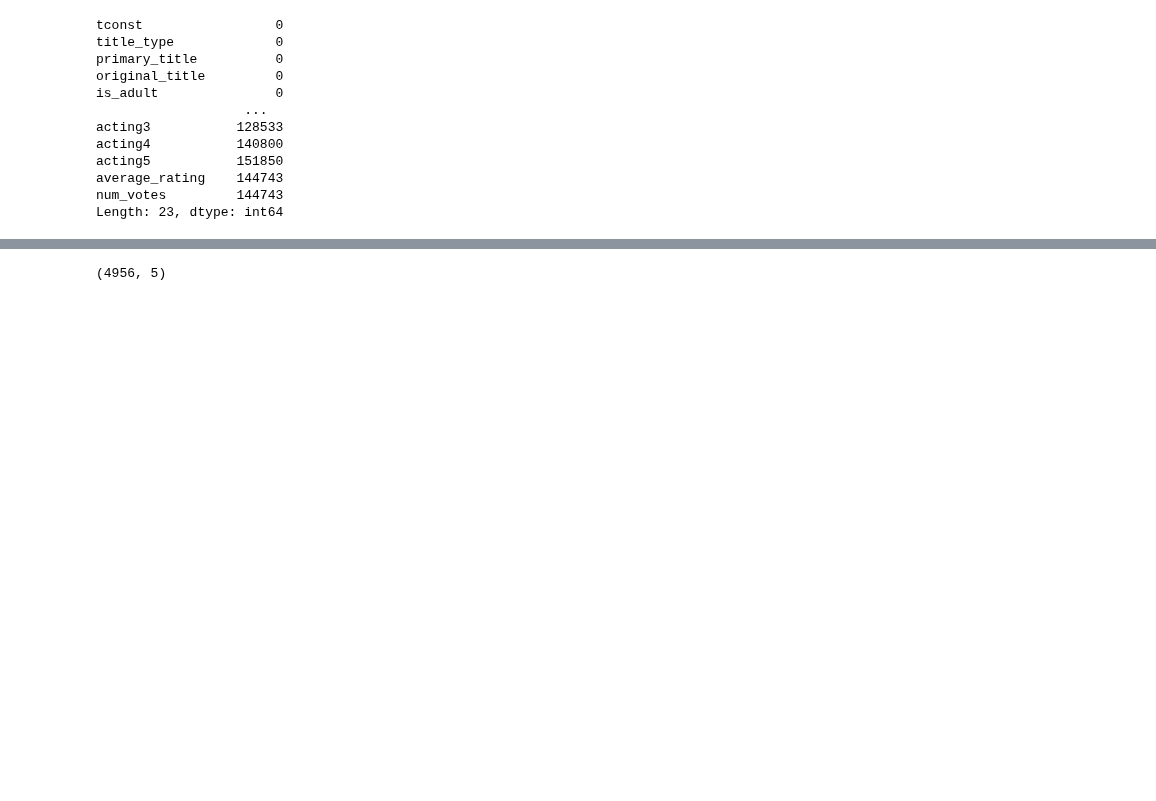
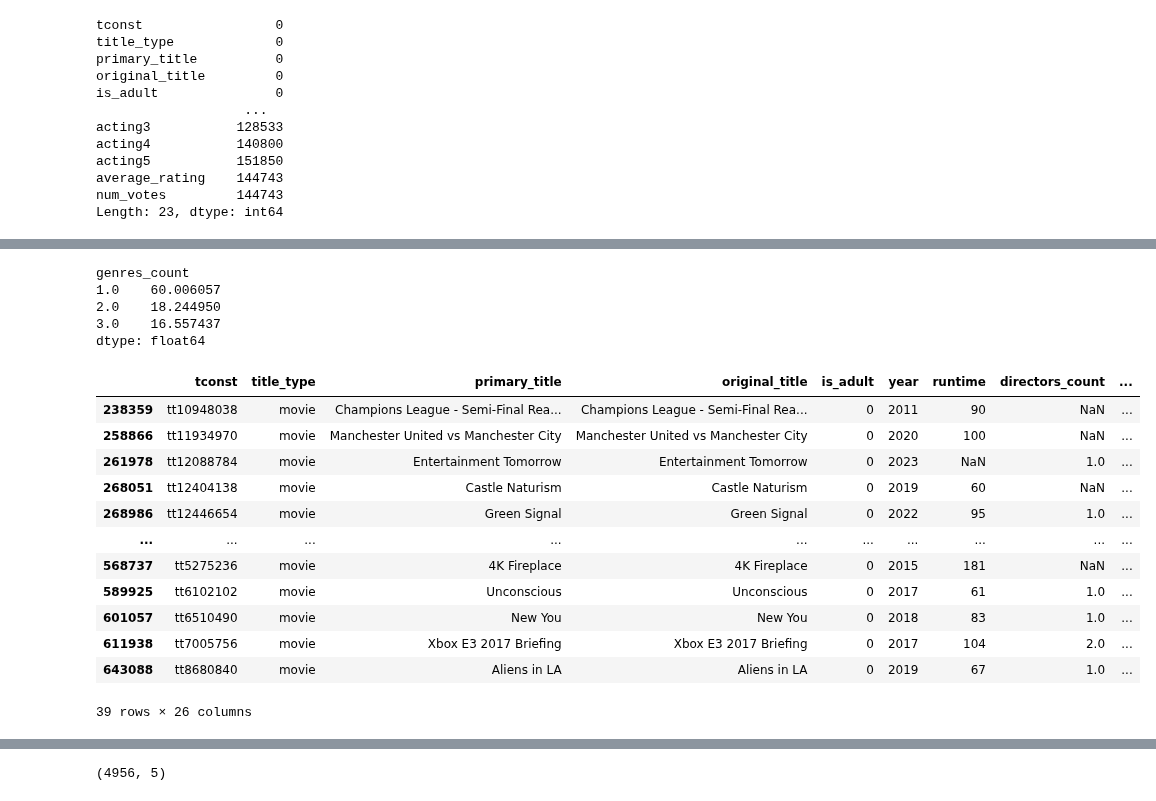
Before and after one commit to tk87-hono/data_analytics_24_4-Capstone_Movie_Group, a Jupyter notebook: Dataframes.ipynb, the cells around one changed output, grey strips where cells are left out. Cells and saved outputs as stored; diff of their text form; code cells hidden in the pictures; blank space fills up the shorter version.

```diff
--- a/Dataframes.ipynb
+++ b/Dataframes.ipynb
@@ -594,0 +618,28 @@ df_imdb_final.to_csv('./Data/df_imdb_final.csv')
+# %%
+df_imdb_final.groupby('genres_count').size() / (len(df_imdb_final)) * 100
+# %% [output]
+genres_count
+1.0    60.006057
+2.0    18.244950
+3.0    16.557437
+dtype: float64
+# %%
+df_imdb_final[['genre', 'genre2', 'genre3']] = df_imdb_final['genres'].str.split(',', n=2, expand=True)
+# %%
+df_imdb_final.drop(columns='genres', inplace=True)
+# %%
+df_imdb_final[df_imdb_final['genre'].isin(['Talk-Show', 'Reality-TV', 'Game-Show'])]
+# %% [output]
+|  | tconst | title_type | primary_title | original_title | is_adult | year | runtime | directors_count | ... |
+| 238359 | tt10948038 | movie | Champions League - Semi-Final Rea... | Champions League - Semi-Final Rea... | 0 | 2011 | 90 | NaN | ... |
+| 258866 | tt11934970 | movie | Manchester United vs Manchester City | Manchester United vs Manchester City | 0 | 2020 | 100 | NaN | ... |
+| 261978 | tt12088784 | movie | Entertainment Tomorrow | Entertainment Tomorrow | 0 | 2023 | NaN | 1.0 | ... |
+| 268051 | tt12404138 | movie | Castle Naturism | Castle Naturism | 0 | 2019 | 60 | NaN | ... |
+| 268986 | tt12446654 | movie | Green Signal | Green Signal | 0 | 2022 | 95 | 1.0 | ... |
+| ... | ... | ... | ... | ... | ... | ... | ... | ... | ... |
+| 568737 | tt5275236 | movie | 4K Fireplace | 4K Fireplace | 0 | 2015 | 181 | NaN | ... |
+| 589925 | tt6102102 | movie | Unconscious | Unconscious | 0 | 2017 | 61 | 1.0 | ... |
+| 601057 | tt6510490 | movie | New You | New You | 0 | 2018 | 83 | 1.0 | ... |
+| 611938 | tt7005756 | movie | Xbox E3 2017 Briefing | Xbox E3 2017 Briefing | 0 | 2017 | 104 | 2.0 | ... |
+| 643088 | tt8680840 | movie | Aliens in LA | Aliens in LA | 0 | 2019 | 67 | 1.0 | ... |
+39 rows × 26 columns
```
Also changed, not shown: parts of 32 cells of this notebook.
